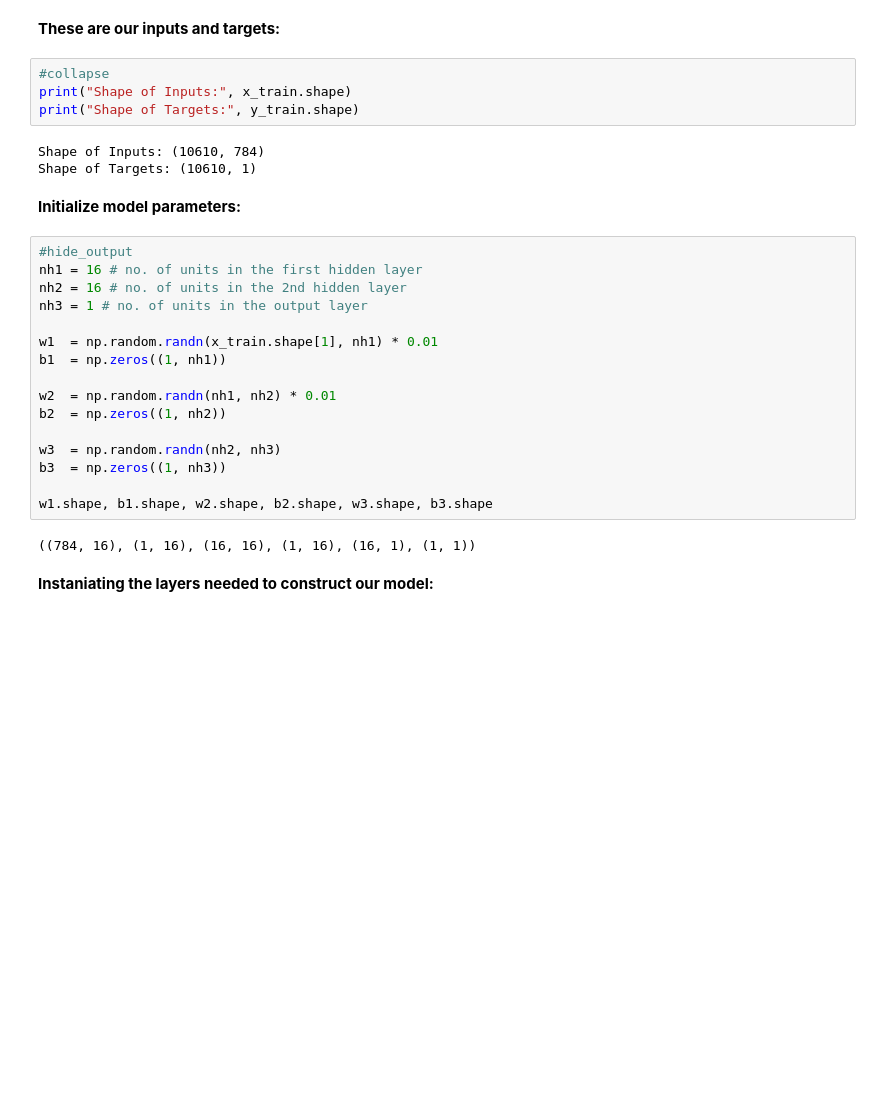
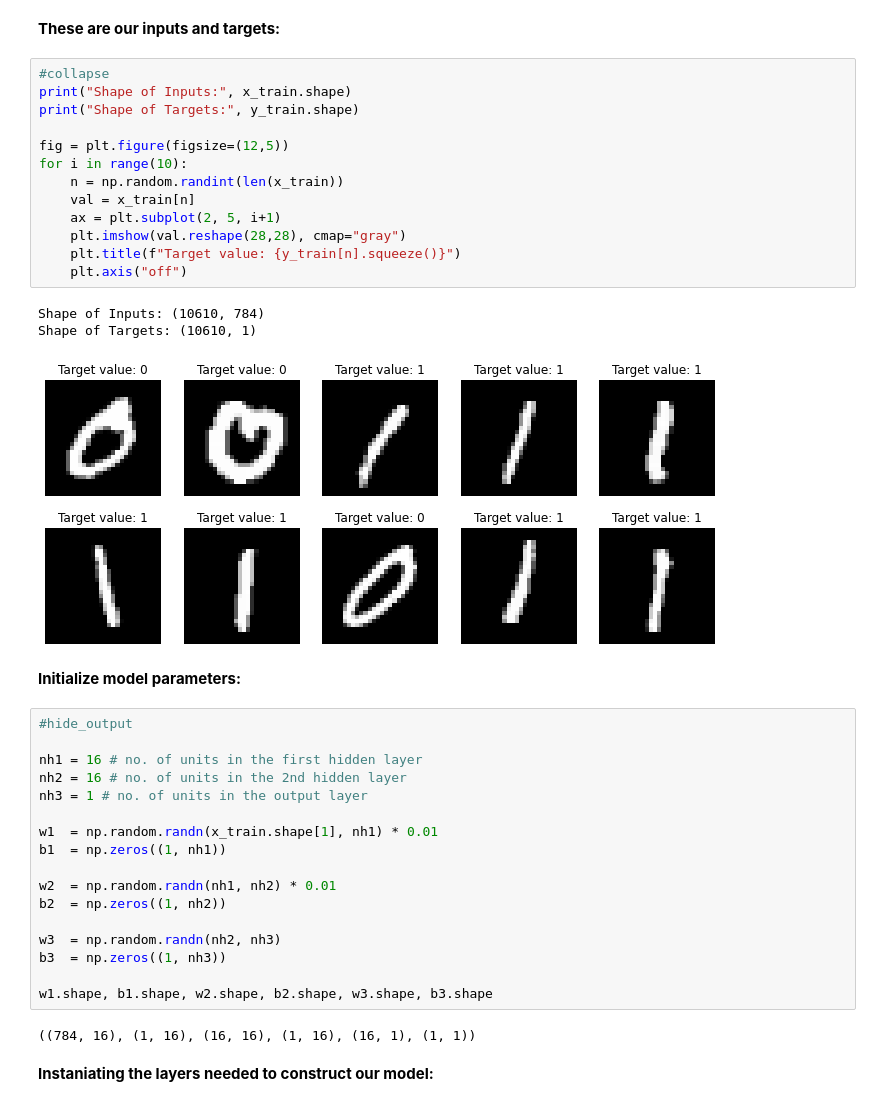
Before and after one commit to benihime91/blog, a Jupyter notebook: _notebooks/2020-09-22-nn-from-scratch.ipynb, the cells around one changed output. Drawn from its saved outputs; the diff is of its cells as text; blank space fills up the shorter version.

```diff
--- a/_notebooks/2020-09-22-nn-from-scratch.ipynb
+++ b/_notebooks/2020-09-22-nn-from-scratch.ipynb
@@ -422,17 +422,28 @@ class CELoss():
 Let's assemble the layers required to construct out model:
 # %% [markdown]
 **These are our inputs and targets:**
-# %%
-#collapse
-print("Shape of Inputs:", x_train.shape)
-print("Shape of Targets:", y_train.shape)
-# %% [output]
-Shape of Inputs: (10610, 784)
-Shape of Targets: (10610, 1)
+# %%
+#collapse
+print("Shape of Inputs:", x_train.shape)
+print("Shape of Targets:", y_train.shape)
+
+fig = plt.figure(figsize=(12,5))
+for i in range(10):
+    n = np.random.randint(len(x_train))
+    val = x_train[n]
+    ax = plt.subplot(2, 5, i+1)
+    plt.imshow(val.reshape(28,28), cmap="gray")
+    plt.title(f"Target value: {y_train[n].squeeze()}")
+    plt.axis("off")
+# %% [output]
+Shape of Inputs: (10610, 784)
+Shape of Targets: (10610, 1)
+[figure, added]
 # %% [markdown]
 **Initialize model parameters:**
 # %%
 #hide_output
+
 nh1 = 16 # no. of units in the first hidden layer
 nh2 = 16 # no. of units in the 2nd hidden layer
 nh3 = 1 # no. of units in the output layer
```
Also changed, not shown: parts of 23 cells of this notebook.
